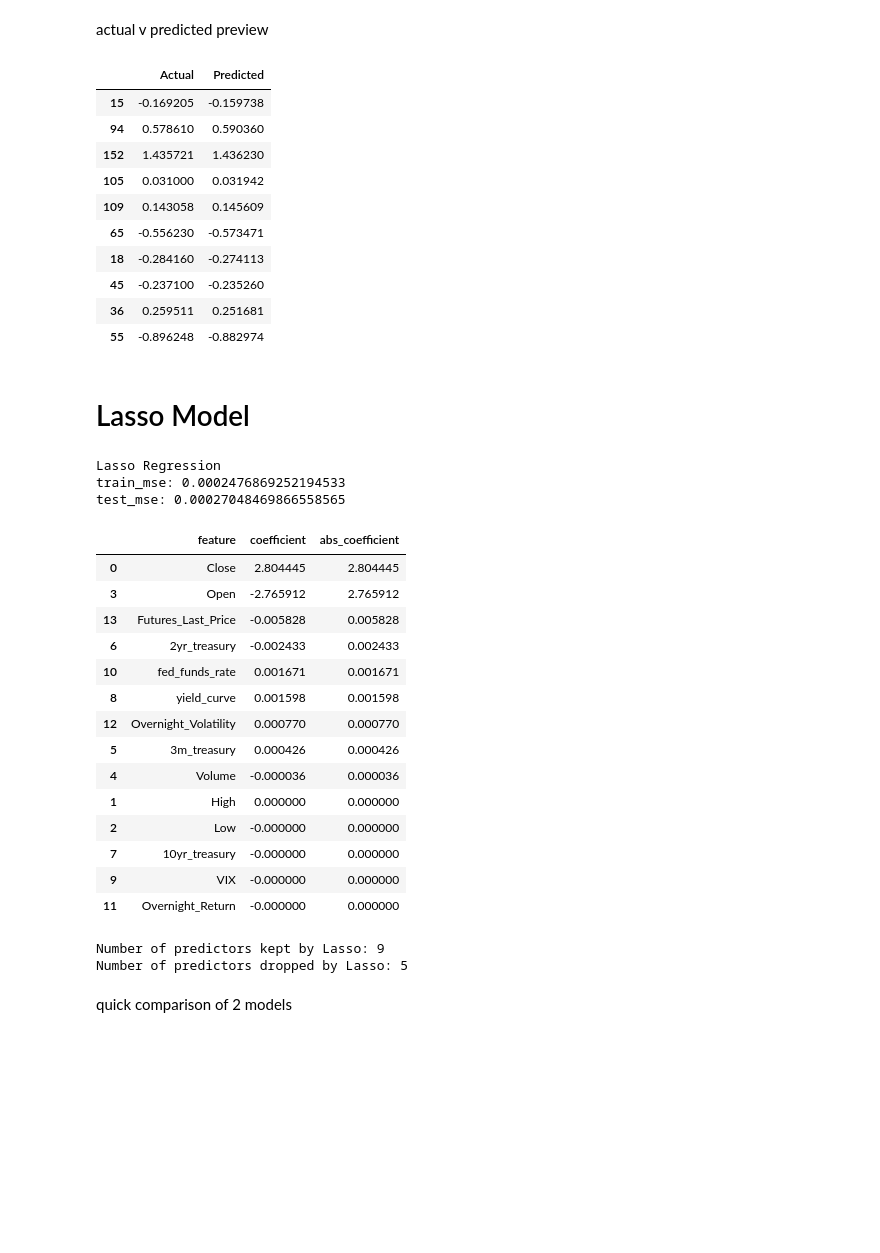
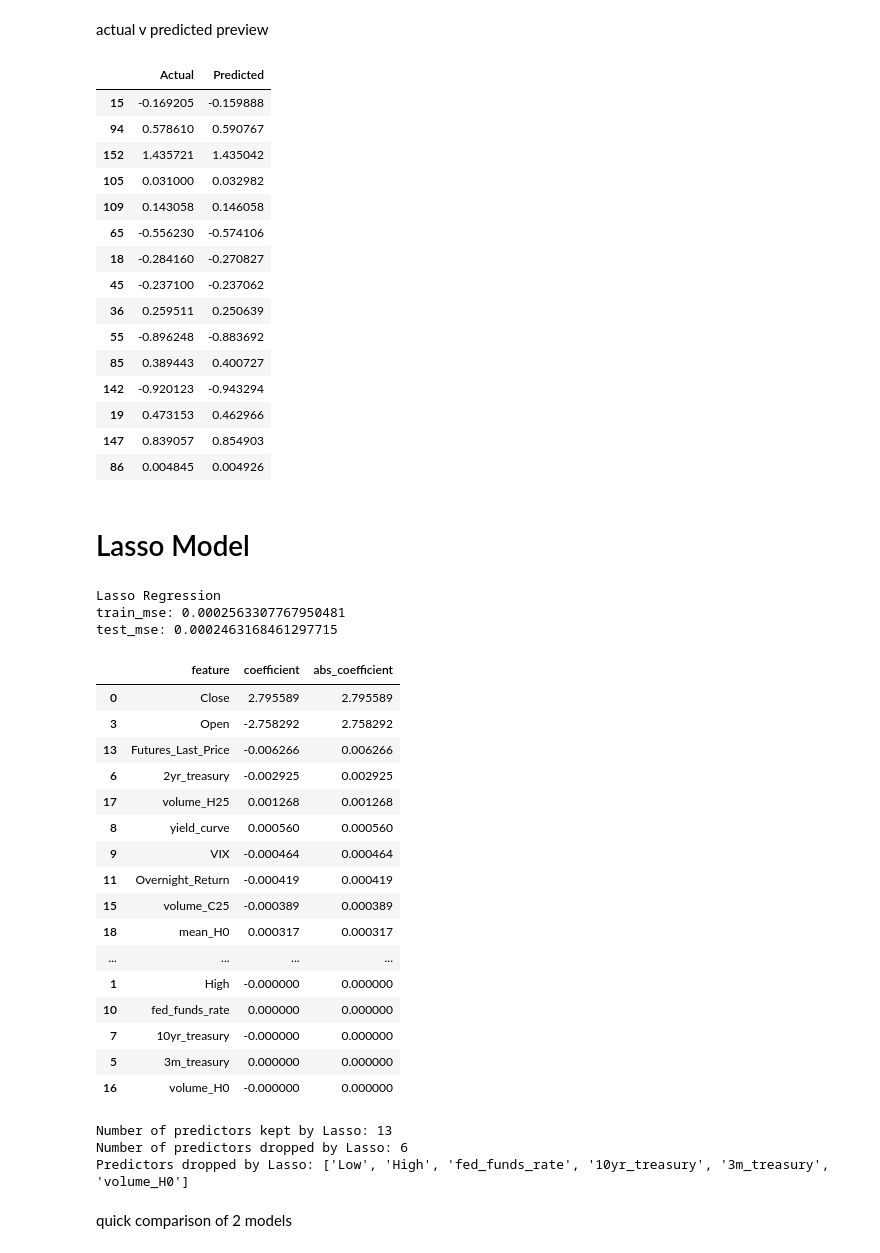
Before and after one commit to bradleyvance23/eco395-ml-midterm-kalshi, a Jupyter notebook: models_workflow.ipynb, the cells around one changed output. Drawn from its saved outputs; the diff is of its cells as text; code cells hidden in the pictures; blank space fills up the shorter version.

```diff
--- a/models_workflow.ipynb
+++ b/models_workflow.ipynb
@@ -25,4 +35,4 @@ df.head()
 # %%
-df = df.drop(columns=["mean_C25", "mean_H25", "exp_rate_open_interest"])
+# df = df.drop(columns=["mean_C25", "mean_H25", "exp_rate_open_interest"])
 df = df.fillna(0)
 # %% [output]
@@ -93,22 +110,27 @@ actual v predicted preview
 # %%
 results_preview = pd.DataFrame({
     "Actual": y_test,
     "Predicted": y_hat_test
 })
 
-results_preview.head(10)
+results_preview.head(15)
 # %% [output]
 |  | Actual | Predicted |
-| 15 | -0.169205 | -0.159738 |
-| 94 | 0.578610 | 0.590360 |
-| 152 | 1.435721 | 1.436230 |
-| 105 | 0.031000 | 0.031942 |
-| 109 | 0.143058 | 0.145609 |
-| 65 | -0.556230 | -0.573471 |
-| 18 | -0.284160 | -0.274113 |
-| 45 | -0.237100 | -0.235260 |
-| 36 | 0.259511 | 0.251681 |
-| 55 | -0.896248 | -0.882974 |
+| 15 | -0.169205 | -0.159888 |
+| 94 | 0.578610 | 0.590767 |
+| 152 | 1.435721 | 1.435042 |
+| 105 | 0.031000 | 0.032982 |
+| 109 | 0.143058 | 0.146058 |
+| 65 | -0.556230 | -0.574106 |
+| 18 | -0.284160 | -0.270827 |
+| 45 | -0.237100 | -0.237062 |
+| 36 | 0.259511 | 0.250639 |
+| 55 | -0.896248 | -0.883692 |
+| 85 | 0.389443 | 0.400727 |
+| 142 | -0.920123 | -0.943294 |
+| 19 | 0.473153 | 0.462966 |
+| 147 | 0.839057 | 0.854903 |
+| 86 | 0.004845 | 0.004926 |
 # %% [markdown]
 # Lasso Model
 # %%
@@ -133,8 +155,8 @@ print("train_mse:", lasso_train_mse)
 print("test_mse:", lasso_test_mse)
 # %% [output]
 Lasso Regression
-train_mse: 0.0002476869252194533
-test_mse: 0.00027048469866558565
+train_mse: 0.0002563307767950481
+test_mse: 0.0002463168461297715
 # %%
 lasso_coef_df = pd.DataFrame(
     {
@@ -149,29 +171,33 @@ lasso_coef_df = lasso_coef_df.sort_values("abs_coefficient", ascending=False)
 lasso_coef_df.head(20)
 # %% [output]
 |  | feature | coefficient | abs_coefficient |
-| 0 | Close | 2.804445 | 2.804445 |
-| 3 | Open | -2.765912 | 2.765912 |
-| 13 | Futures_Last_Price | -0.005828 | 0.005828 |
-| 6 | 2yr_treasury | -0.002433 | 0.002433 |
-| 10 | fed_funds_rate | 0.001671 | 0.001671 |
-| 8 | yield_curve | 0.001598 | 0.001598 |
-| 12 | Overnight_Volatility | 0.000770 | 0.000770 |
-| 5 | 3m_treasury | 0.000426 | 0.000426 |
-| 4 | Volume | -0.000036 | 0.000036 |
-| 1 | High | 0.000000 | 0.000000 |
-| 2 | Low | -0.000000 | 0.000000 |
+| 0 | Close | 2.795589 | 2.795589 |
+| 3 | Open | -2.758292 | 2.758292 |
+| 13 | Futures_Last_Price | -0.006266 | 0.006266 |
+| 6 | 2yr_treasury | -0.002925 | 0.002925 |
+| 17 | volume_H25 | 0.001268 | 0.001268 |
+| 8 | yield_curve | 0.000560 | 0.000560 |
+| 9 | VIX | -0.000464 | 0.000464 |
+| 11 | Overnight_Return | -0.000419 | 0.000419 |
+| 15 | volume_C25 | -0.000389 | 0.000389 |
+| 18 | mean_H0 | 0.000317 | 0.000317 |
+| ... | ... | ... | ... |
+| 1 | High | -0.000000 | 0.000000 |
+| 10 | fed_funds_rate | 0.000000 | 0.000000 |
 | 7 | 10yr_treasury | -0.000000 | 0.000000 |
-| 9 | VIX | -0.000000 | 0.000000 |
-| 11 | Overnight_Return | -0.000000 | 0.000000 |
+| 5 | 3m_treasury | 0.000000 | 0.000000 |
+| 16 | volume_H0 | -0.000000 | 0.000000 |
 # %%
 num_kept = (lasso_coef_df["coefficient"] != 0).sum()
 num_dropped = (lasso_coef_df["coefficient"] == 0).sum()
 
 print("Number of predictors kept by Lasso:", num_kept)
 print("Number of predictors dropped by Lasso:", num_dropped)
+print("Predictors dropped by Lasso:", lasso_coef_df[lasso_coef_df["coefficient"] == 0]["feature"].tolist())
 # %% [output]
-Number of predictors kept by Lasso: 9
-Number of predictors dropped by Lasso: 5
+Number of predictors kept by Lasso: 13
+Number of predictors dropped by Lasso: 6
+Predictors dropped by Lasso: ['Low', 'High', 'fed_funds_rate', '10yr_treasury', '3m_treasury', 'volume_H0']
 # %% [markdown]
 quick comparison of 2 models
 # %%
```
Also changed, not shown: parts of 17 cells of this notebook.
